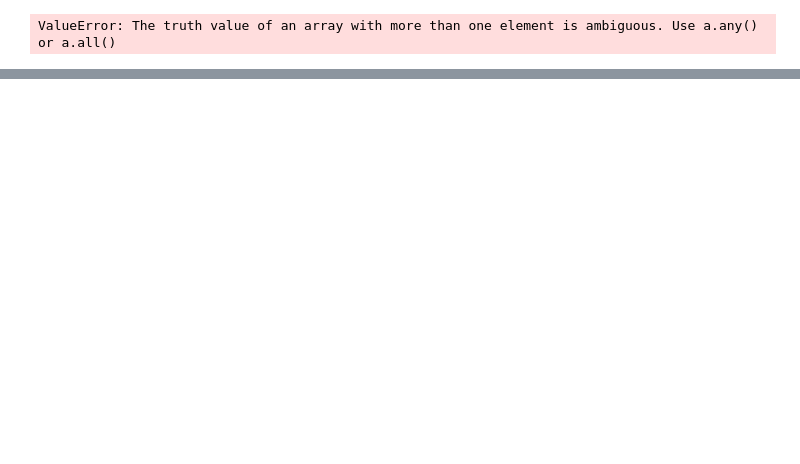
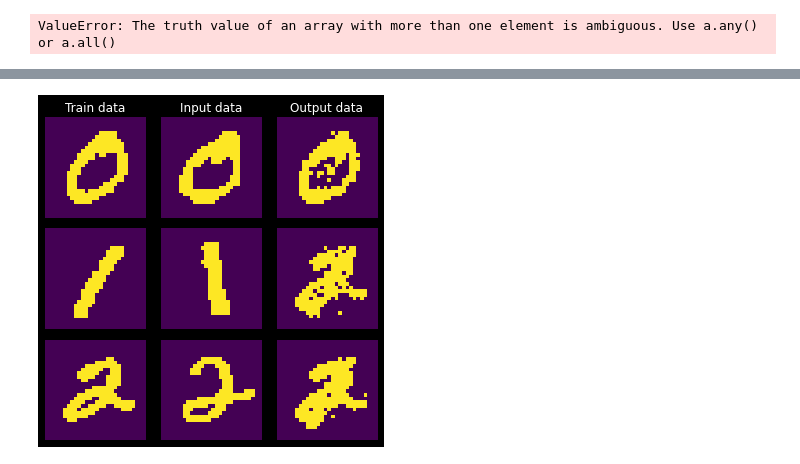
Before and after one commit to indrapaul824/Deep-Learning-with-TensorFlow, a Jupyter notebook: University Course - Code/Hopfield.ipynb, the cells around one changed output, grey strips where cells are left out. Cells and saved outputs as stored; diff of their text form; code cells hidden in the pictures; blank space fills up the shorter version.

Commit message:
Update hopfield network training loop

```diff
--- a/University Course - Code/Hopfield.ipynb
+++ b/University Course - Code/Hopfield.ipynb
@@ -295,0 +306,85 @@ Start to train weights...
+# %%
+# -*- coding: utf-8 -*-
+"""
+Created on Sun Jul 29 08:40:49 2018
+
+@author: user
+"""
+
+import numpy as np
+from matplotlib import pyplot as plt
+from skimage.filters import threshold_mean
+from keras.datasets import mnist
+
+# Utils
+def reshape(data):
+    dim = int(np.sqrt(len(data)))
+    data = np.reshape(data, (dim, dim))
+    return data
+
+def plot(data, test, predicted, figsize=(3, 3)):
+    data = [reshape(d) for d in data]
+    test = [reshape(d) for d in test]
+    predicted = [reshape(d) for d in predicted]
+
+    fig, axarr = plt.subplots(len(data), 3, figsize=figsize)
+    for i in range(len(data)):
+        if i==0:
+            axarr[i, 0].set_title('Train data')
+            axarr[i, 1].set_title("Input data")
+            axarr[i, 2].set_title('Output data')
+
+        axarr[i, 0].imshow(data[i])
+        axarr[i, 0].axis('off')
+        axarr[i, 1].imshow(test[i])
+        axarr[i, 1].axis('off')
+        axarr[i, 2].imshow(predicted[i])
+        axarr[i, 2].axis('off')
+
+    plt.tight_layout()
+    plt.savefig("result_mnist.png")
+    plt.show()
+
+def preprocessing(img):
+    w, h = img.shape
+    # Thresholding
+    thresh = threshold_mean(img)
+    binary = img > thresh
+    shift = 2*(binary*1)-1 # Boolian to int
+
+    # Reshape
+    flatten = np.reshape(shift, (w*h))
+    return flatten
+
+def main():
+    # Load data
+    (x_train, y_train), (_, _ )= mnist.load_data()
+    data = []
+    for i in range(3):
+        xi = x_train[y_train==i]
+        data.append(xi[0])
+
+    # Preprocessing
+    print("Start to data preprocessing...")
+    data = [preprocessing(d) for d in data]
+
+    # Create Hopfield Network Model
+    model = HopfieldNetwork()
+    model.train_weights(data)
+
+    # Make test datalist
+    test = []
+    for i in range(3):
+        xi = x_train[y_train==i]
+        test.append(xi[1])
+    test = [preprocessing(d) for d in test]
+
+    predicted = model.predict(test, threshold=50, asyn=True)
+    print("Show prediction results...")
+    plot(data, test, predicted, figsize=(5, 5))
+    print("Show network weights matrix...")
+    model.plot_weights()
+
+if __name__ == '__main__':
+    main()
+# %% [output]
@@ -295,0 +398 @@ Start to train weights...
+[figure, added]
```
Also changed, not shown: parts of 5 cells of this notebook.
